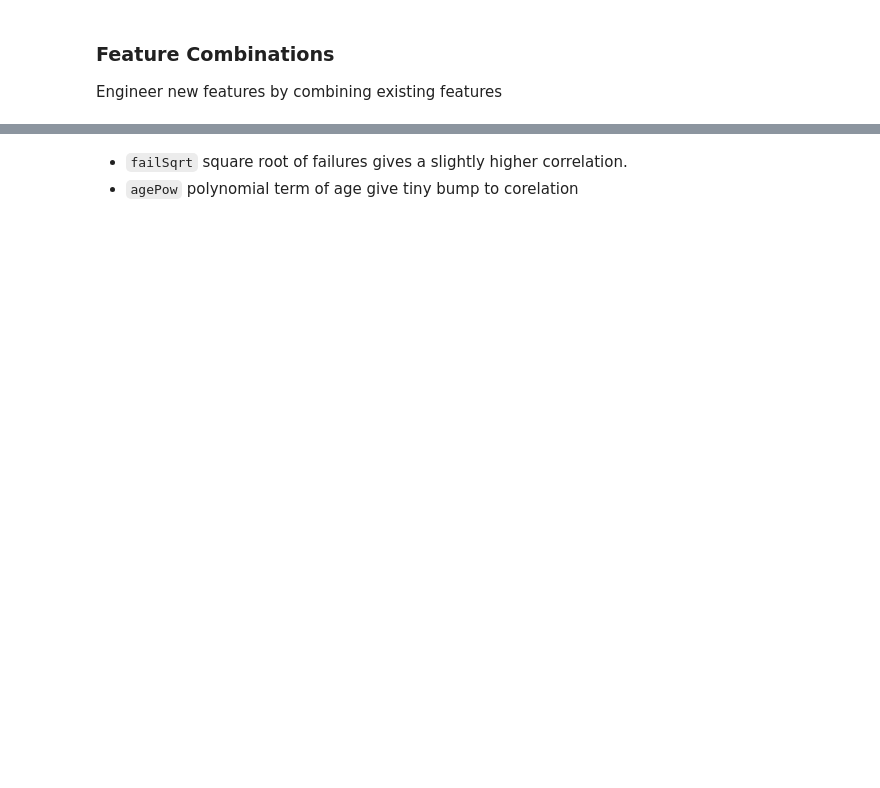
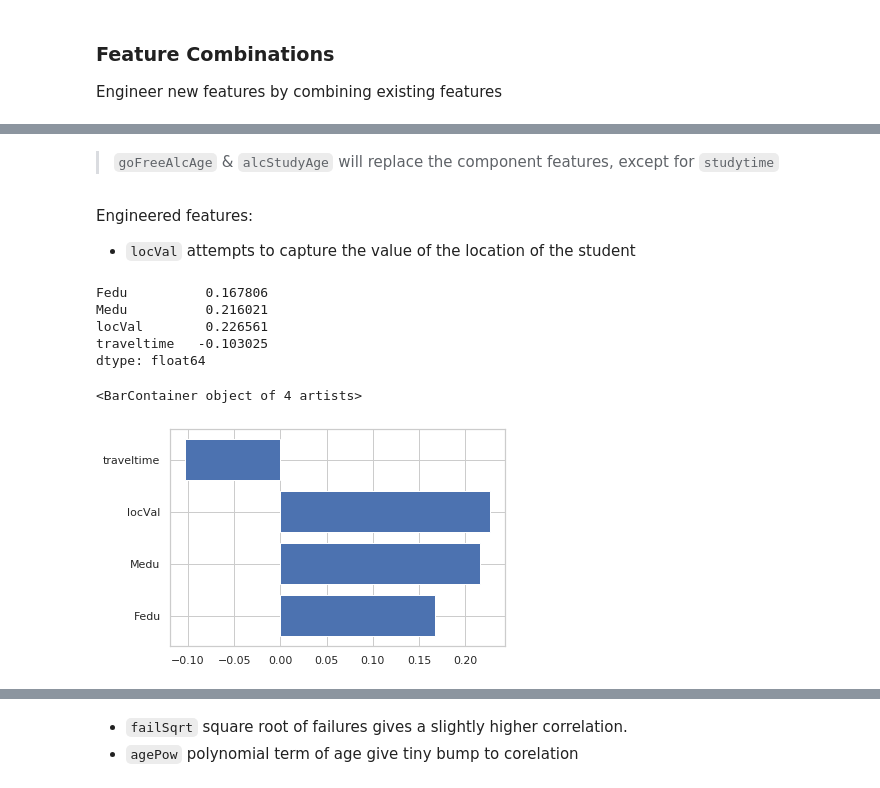
Before and after one commit to mrzzy/np-pa-assign, a Jupyter notebook: dataprep.ipynb, the cells around one changed output, grey strips where cells are left out. Saved outputs shown, nothing was run; the diff lists cells and outputs as text; code cells hidden in the pictures; blank space fills up the shorter version.

```diff
--- a/dataprep.ipynb
+++ b/dataprep.ipynb
@@ -168,0 +137,21 @@ dtype: float64
+# %% [markdown]
+> `goFreeAlcAge` & `alcStudyAge` will replace the component features, except for `studytime`
+# %% [markdown]
+Engineered features:
+- `locVal` attempts to capture the value of the location of the student
+# %%
+df["locVal"] = df["Medu"] / df["traveltime"]
+
+correlations = df.loc[:, ["Fedu", "Medu",
+                          "locVal", "traveltime"]].corrwith(train_scores)
+
+print(correlations)
+plt.barh(correlations.index, correlations)
+# %% [output]
+Fedu          0.167806
+Medu          0.216021
+locVal        0.226561
+traveltime   -0.103025
+dtype: float64
+<BarContainer object of 4 artists>
+[figure, added]
```
Also changed, not shown: parts of 18 cells of this notebook, 4 other files.
